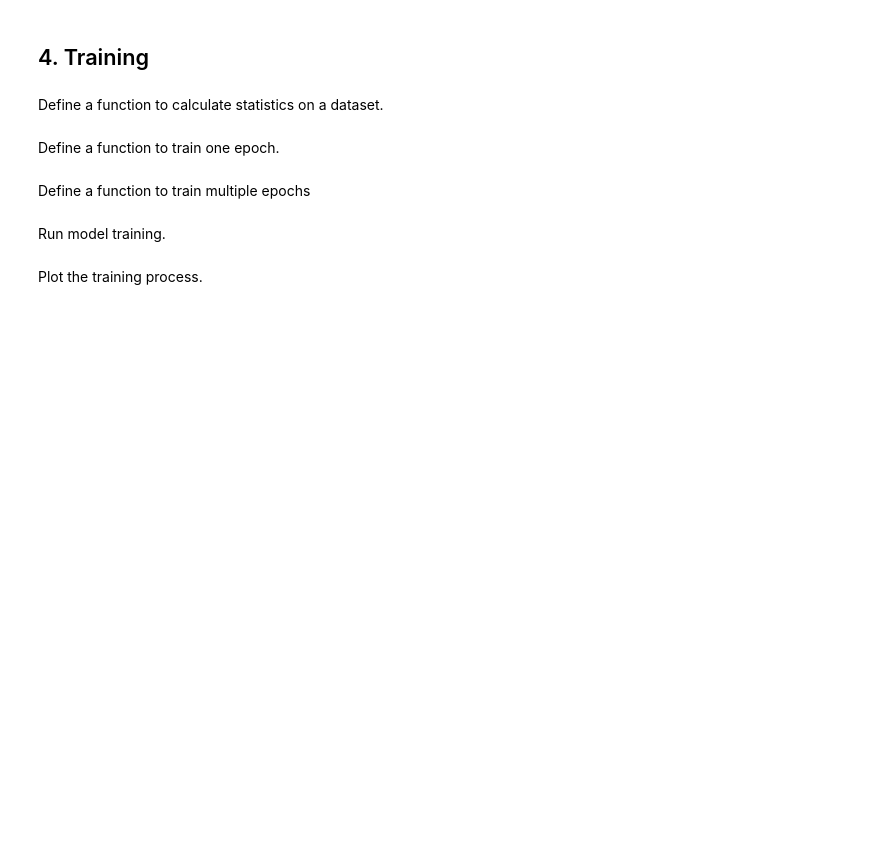
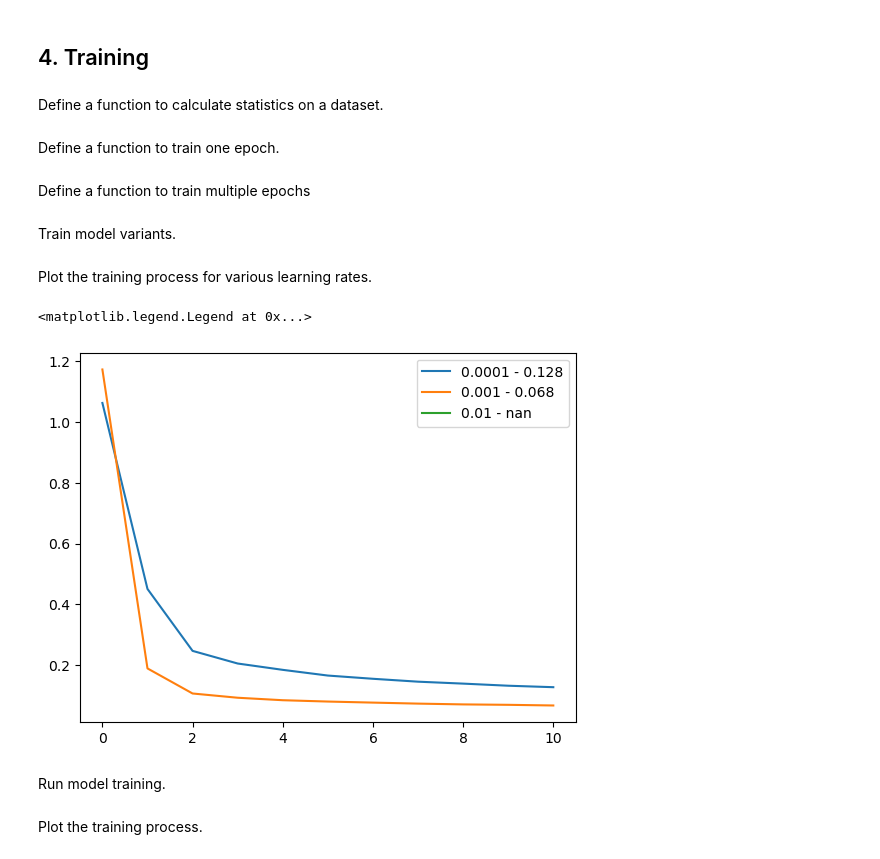
Before and after one commit to shuangxuetwelve/DDPM, a Jupyter notebook: main.ipynb, the cells around one changed output. Saved outputs shown, nothing was run; the diff lists cells and outputs as text; code cells hidden in the pictures; blank space fills up the shorter version.

Commit message:
Train model variants

```diff
--- a/main.ipynb
+++ b/main.ipynb
@@ -568,14 +571,14 @@ class Model(torch.nn.Module):
 # %% [markdown]
 Define a function to load from saved data.
 # %%
-def load(model):
+def load(model, learning_rate):
     """Load the pre-trained models.
 
     Return losses: losses of the training process.
     """
 
     # Retrieve saved data.
-    data = torch.load(f'saved/{SAVED_FILENAME}.pt')
+    data = torch.load(utils.getSavedFilePath(SAVED_FILENAME_PREFIX, learning_rate))
 
     # Resume model from saved data.
     state_dict = data['state_dict']
@@ -585,7 +588,7 @@ def load(model):
 # %% [markdown]
 Define a function to save data.
 # %%
-def save(model, losses):
+def save(model, losses, learning_rate):
     """Save the trained models.
 
     Args:
@@ -603,7 +606,7 @@ def save(model, losses):
     }
 
     # Save data to the file.
-    torch.save(data, f'saved/{SAVED_FILENAME}.pt')
+    torch.save(data, utils.getSavedFilePath(SAVED_FILENAME_PREFIX, learning_rate))
 # %% [markdown]
 ## 4. Training
 # %% [markdown]
@@ -695,8 +698,8 @@ def train(model, dataloader, learning_rate, epochs, timestamps_max, use_pretrain
     losses = []
 
     if use_pretrained:
-        if os.path.exists(f'saved/{SAVED_FILENAME}.pt'):
-            losses = load(model)
+        if os.path.exists(utils.getSavedFilePath(SAVED_FILENAME_PREFIX, learning_rate)):
+            losses = load(model, learning_rate)
             return losses
 
     diffusion = Diffusion(timestamps_max)
@@ -711,9 +714,39 @@ def train(model, dataloader, learning_rate, epochs, timestamps_max, use_pretrain
         loss_epoch = trainOneEpoch(model, dataloader, diffusion, optimizer, loss_fn)
         losses.append(loss_epoch)
 
-    save(model, losses)
+    save(model, losses, learning_rate)
 
     return losses
+# %% [markdown]
+Train model variants.
+# %%
+variant_losses_learning_rate = []
+for variant_learning_rate in VARIANT_LEARNING_RATES:
+    # Create a model for each variant.
+    model = Model().to(DEVICE)
+
+    # Actually train the model and get the losses.
+    losses = train(model, dataloader, variant_learning_rate, EPOCHS, TIMESTAMPS)
+
+    # Record the losses.
+    variant_losses_learning_rate.append(losses)
+# %% [markdown]
+Plot the training process for various learning rates.
+# %%
+for losses in variant_losses_learning_rate:
+    # Detach tensors and transfer them to CPU.
+    losses_cpu = []
+    for loss in losses:
+        losses_cpu.append(loss.detach().cpu())
+
+    # Plot losses.
+    plt.plot(losses_cpu)
+
+# Add legend to the plot.
+plt.legend([f'{learning_rate} - {variant_losses_learning_rate[i][-1]:.3f}' for i, learning_rate in enumerate(VARIANT_LEARNING_RATES)])
+# %% [output]
+<matplotlib.legend.Legend at 0x...>
+[figure, added]
 # %% [markdown]
 Run model training.
 # %%
```
Also changed, not shown: parts of 6 cells of this notebook, 1 other file.
